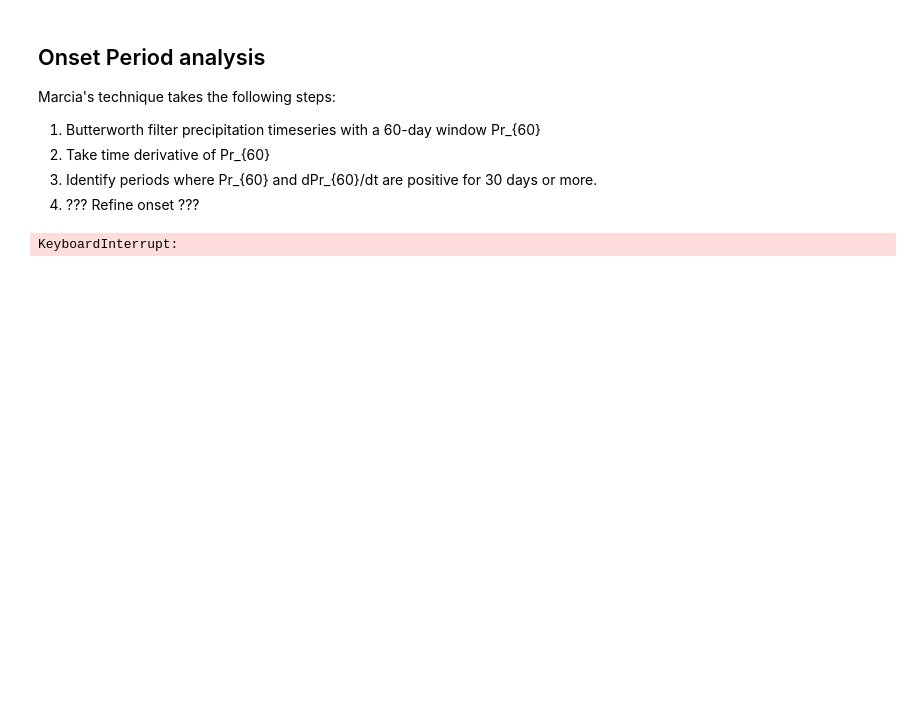
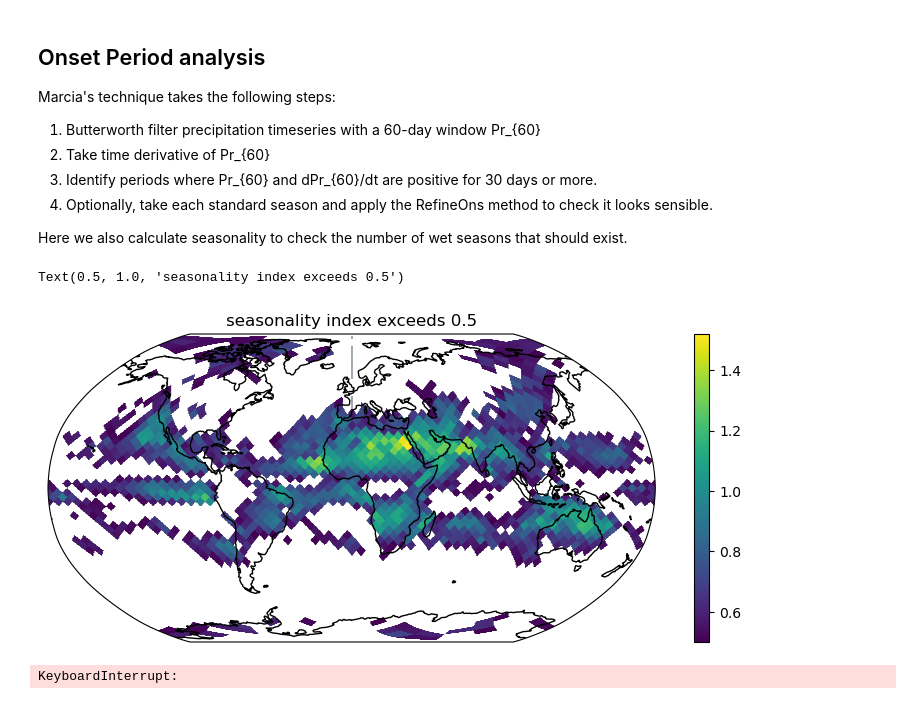
Before and after one commit to fran-morris-research/hackathon-monsoons, a Jupyter notebook: onset_identification/healpix_timeseries.ipynb, the cells around one changed output. Saved outputs shown, nothing was run; the diff lists cells and outputs as text; code cells hidden in the pictures; blank space fills up the shorter version.

Commit message:
add seasonality index #1

```diff
--- a/onset_identification/healpix_timeseries.ipynb
+++ b/onset_identification/healpix_timeseries.ipynb
@@ -73,4 +73,6 @@ Marcia's technique takes the following steps:
 1. Butterworth filter precipitation timeseries with a 60-day window Pr_{60}
 2. Take time derivative of Pr_{60}
 3. Identify periods where Pr_{60} and dPr_{60}/dt are positive for 30 days or more.
-4. ??? Refine onset ???
+4. Optionally, take each standard season and apply the RefineOns method to check it looks sensible.
+
+Here we also calculate seasonality to check the number of wet seasons that should exist.
@@ -77,43 +125,19 @@ Marcia's technique takes the following steps:
 # %%
-import OnsetPeriod_toolbox as optb
 
 fwin = 60  # size of the butterworth filtering window
 minlen = 30  # minimum length of the onset period envelope
-pp = ds.pr.isel(cell=10).resample(time="1D").mean()
-
-
-def onset_period(
-    pp, deltat=None, max_dry_frac_rainfall=0.3, refine=False
-):
-    if deltat==None:
-        deltat=pp.time.dt.dayofyear[0].item()
-    # step 1
-    flt = optb.butterworth(pp, fwin)
-
-    # step 2
-    grd = np.gradient(flt)
-
-    # step 3
-    rny = xr.where(((flt > 0) & (grd > 0)), 1, 0)
-    fd, lns = optb.FindOnsetPeriods(rny, minlen)
-
-    #### NOT SURE WHETHER TO REMOVE P1
-    #remove first onset period if it starts at the very beginning of the sim
-    if fd and fd[0] == 0:
-        fd = fd[1:]
-        lns = lns[1:]
-
-    if refine:
-        for ons_ix in range(len(fd)):
-            this_pp = pp[fd[ons_ix] : fd[ons_ix] + lns[ons_ix]]
-            fd[ons_ix], lns[ons_ix] = RefineOns(
-                pp, pp.mean(dim="time") * max_dry_frac_rainfall
-            )
-    # shift back to day of year rather than day of simulation
-    first_days = np.array(fd) + deltat
-    last_days = np.array(fd) + np.array(lns) + deltat
-
-    return first_days, last_days
+si_thrs = 0.5
+pp = ds.pr
+si = seasonality_index(pp)
+fig, ax = plt.subplots(figsize=(10, 4), subplot_kw={"projection": ccrs.Robinson()})
+ax.set_global()
+ax.coastlines()
+im = egh.healpix_show(si.where(si > si_thrs), ax=ax)
+plt.colorbar(im)
+plt.title(f"seasonality index exceeds {si_thrs}")
+# %% [output]
+Text(0.5, 1.0, 'seasonality index exceeds 0.5')
+[figure, added]
 # %%
 for cell_ix in range(len(ds.pr.cell[:20])):
     # cell_ix=493
```
Also changed, not shown: parts of 5 cells of this notebook.
